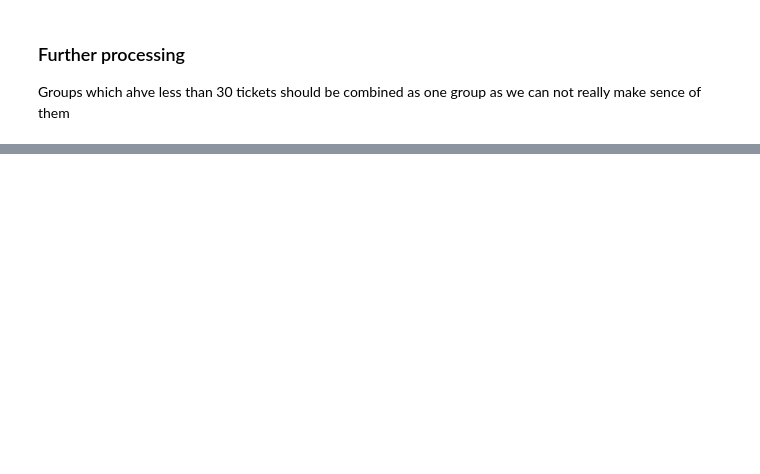
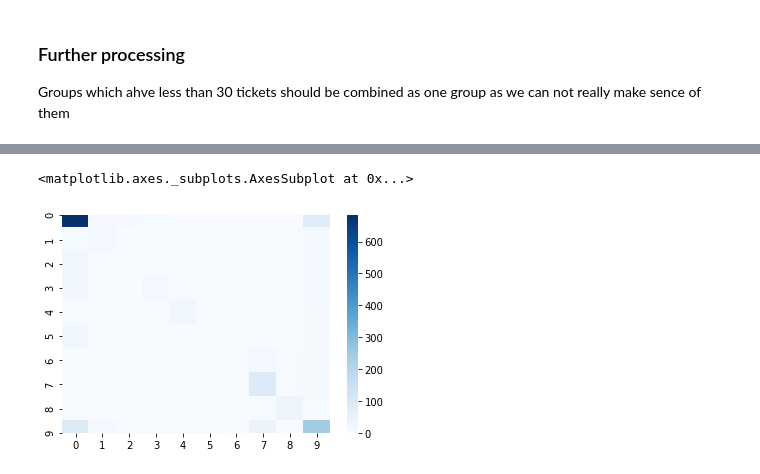
Before and after one commit to ShyamMuralidharan/Automatic-Ticket-Assignment-NLP, a Jupyter notebook: Capstone_Project_NLP_EDA _v3.ipynb, the cells around one changed output, grey strips where cells are left out. Drawn from its saved outputs; the diff is of its cells as text; code cells hidden in the pictures; blank space fills up the shorter version.

```diff
--- a/Capstone_Project_NLP_EDA _v3.ipynb
+++ b/Capstone_Project_NLP_EDA _v3.ipynb
@@ -976,5 +1006,5 @@ X_test[0], y_test[0]
 # %%
 y_pred1 = np.zeros(shape = y_pred.shape)
+for i in tqdm(range(len(y_pred1))):
+    y_pred1[i][np.argmax(y_pred[i])]=1
-# %%
-y_pred1[1][20] =1
 # %%
@@ -1032,0 +1035,3 @@ array([1., 1., 1., 1., 1., 1., 1., 1., 1., 1., 1., 1., 1., 1., 1., 1., 1.,
+# %%
+a_t = onehot_encoder.inverse_transform(y_test)
+a_t1= onehot_encoder.inverse_transform(y_pred1)
@@ -1032,0 +1052,5 @@ array([1., 1., 1., 1., 1., 1., 1., 1., 1., 1., 1., 1., 1., 1., 1., 1., 1.,
+# %%
+sns.heatmap(confusion_matrix(a_t,a_t1), cmap="Blues")
+# %% [output]
+<matplotlib.axes._subplots.AxesSubplot at 0x...>
+[figure, added]
```
Also changed, not shown: parts of 66 cells of this notebook.
